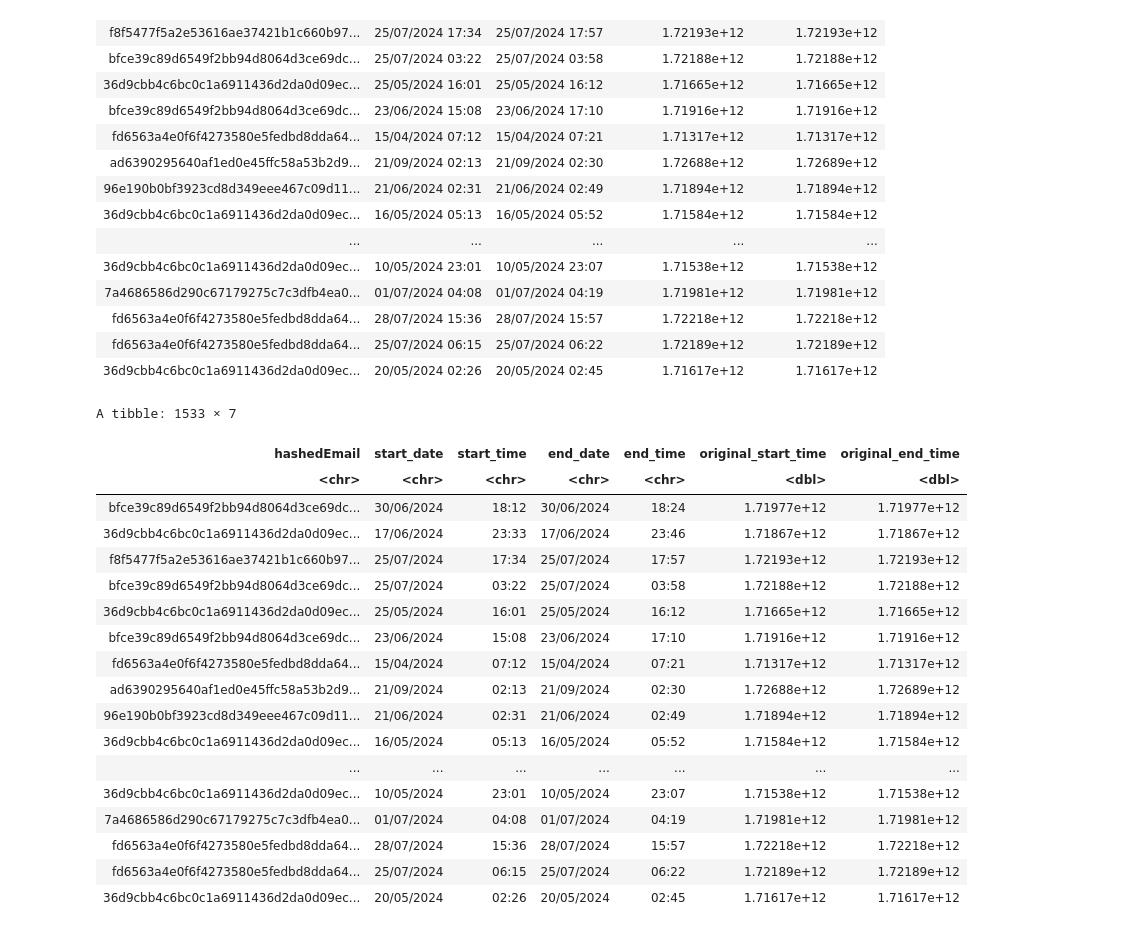
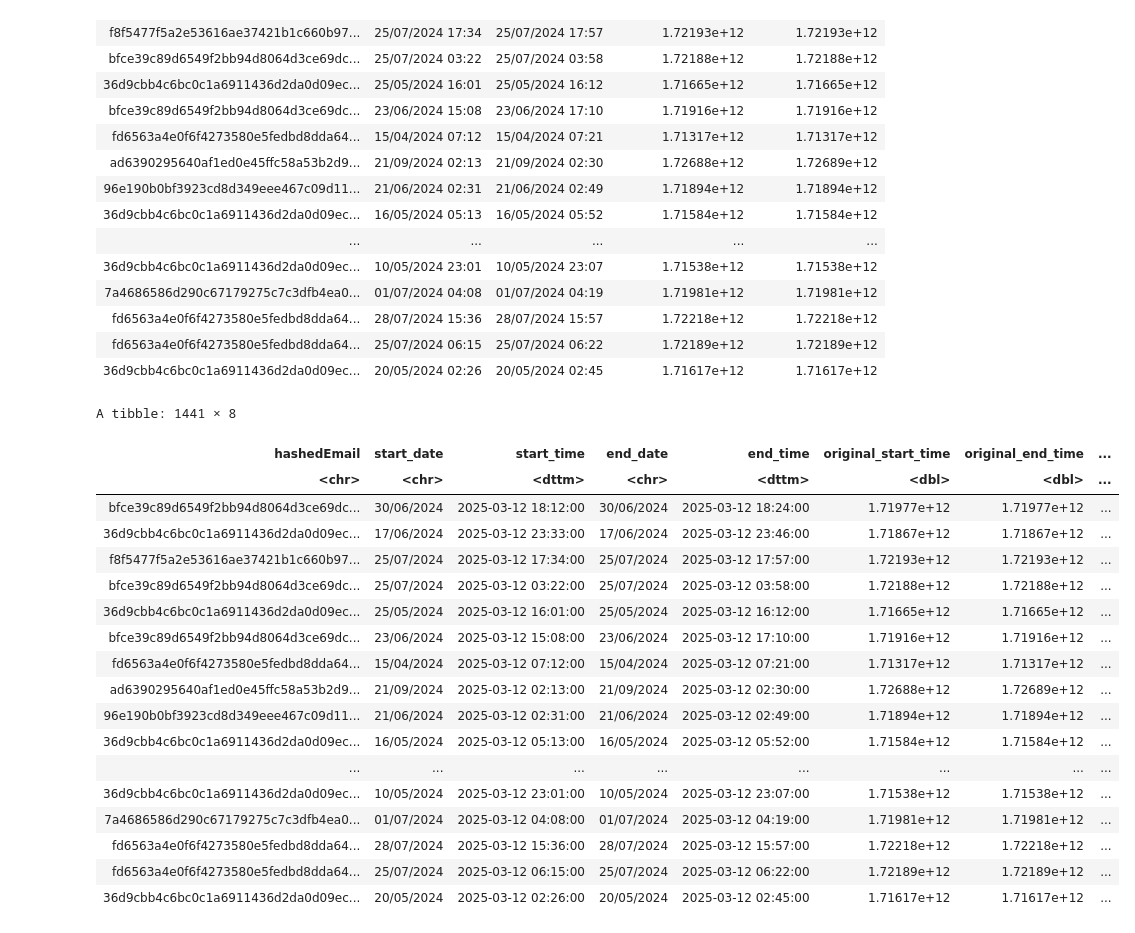
Before and after one commit to JasmineSun06/individual_project_planning, a Jupyter notebook: project_planning.ipynb, the cells around one changed output. Drawn from its saved outputs; the diff is of its cells as text; code cells hidden in the pictures.

```diff
--- a/project_planning.ipynb
+++ b/project_planning.ipynb
@@ -181,34 +163,44 @@ A tibble: 1533 × 5
 | fd6563a4e0f6f4273580e5fedbd8dda64... | 28/07/2024 15:36 | 28/07/2024 15:57 | 1.72218e+12 | 1.72218e+12 |
 | fd6563a4e0f6f4273580e5fedbd8dda64... | 25/07/2024 06:15 | 25/07/2024 06:22 | 1.72189e+12 | 1.72189e+12 |
 | 36d9cbb4c6bc0c1a6911436d2da0d09ec... | 20/05/2024 02:26 | 20/05/2024 02:45 | 1.71617e+12 | 1.71617e+12 |
-# %%
-#it seems that each row is one observation and each column is one variable, however each cell is not one value in the sessions_data. The players_data seems fine
-
-#the sessions_data start and end times include the date and the time, so we need to split them up into separate columns
-#we need to convert the date and time into individual numbers
-
-sessions<- sessions_data |>
-    separate(start_time, into = c("start_date", "start_time"), sep = " ") |>
-    separate(end_time, into = c("end_date", "end_time"), sep = " " )
-sessions
-#using the 'separate' function, the columns start_time and end_time could be separated into columns "start_time", "start_date", "end_time", and "end_date" using the separator of a space.
-# %% [output]
-A tibble: 1533 × 7
-| hashedEmail | start_date | start_time | end_date | end_time | original_start_time | original_end_time |
-| <chr> | <chr> | <chr> | <chr> | <chr> | <dbl> | <dbl> |
-| bfce39c89d6549f2bb94d8064d3ce69dc... | 30/06/2024 | 18:12 | 30/06/2024 | 18:24 | 1.71977e+12 | 1.71977e+12 |
-| 36d9cbb4c6bc0c1a6911436d2da0d09ec... | 17/06/2024 | 23:33 | 17/06/2024 | 23:46 | 1.71867e+12 | 1.71867e+12 |
-| f8f5477f5a2e53616ae37421b1c660b97... | 25/07/2024 | 17:34 | 25/07/2024 | 17:57 | 1.72193e+12 | 1.72193e+12 |
-| bfce39c89d6549f2bb94d8064d3ce69dc... | 25/07/2024 | 03:22 | 25/07/2024 | 03:58 | 1.72188e+12 | 1.72188e+12 |
-| 36d9cbb4c6bc0c1a6911436d2da0d09ec... | 25/05/2024 | 16:01 | 25/05/2024 | 16:12 | 1.71665e+12 | 1.71665e+12 |
-| bfce39c89d6549f2bb94d8064d3ce69dc... | 23/06/2024 | 15:08 | 23/06/2024 | 17:10 | 1.71916e+12 | 1.71916e+12 |
-| fd6563a4e0f6f4273580e5fedbd8dda64... | 15/04/2024 | 07:12 | 15/04/2024 | 07:21 | 1.71317e+12 | 1.71317e+12 |
-| ad6390295640af1ed0e45ffc58a53b2d9... | 21/09/2024 | 02:13 | 21/09/2024 | 02:30 | 1.72688e+12 | 1.72689e+12 |
-| 96e190b0bf3923cd8d349eee467c09d11... | 21/06/2024 | 02:31 | 21/06/2024 | 02:49 | 1.71894e+12 | 1.71894e+12 |
-| 36d9cbb4c6bc0c1a6911436d2da0d09ec... | 16/05/2024 | 05:13 | 16/05/2024 | 05:52 | 1.71584e+12 | 1.71584e+12 |
-| ... | ... | ... | ... | ... | ... | ... |
-| 36d9cbb4c6bc0c1a6911436d2da0d09ec... | 10/05/2024 | 23:01 | 10/05/2024 | 23:07 | 1.71538e+12 | 1.71538e+12 |
-| 7a4686586d290c67179275c7c3dfb4ea0... | 01/07/2024 | 04:08 | 01/07/2024 | 04:19 | 1.71981e+12 | 1.71981e+12 |
-| fd6563a4e0f6f4273580e5fedbd8dda64... | 28/07/2024 | 15:36 | 28/07/2024 | 15:57 | 1.72218e+12 | 1.72218e+12 |
-| fd6563a4e0f6f4273580e5fedbd8dda64... | 25/07/2024 | 06:15 | 25/07/2024 | 06:22 | 1.72189e+12 | 1.72189e+12 |
-| 36d9cbb4c6bc0c1a6911436d2da0d09ec... | 20/05/2024 | 02:26 | 20/05/2024 | 02:45 | 1.71617e+12 | 1.71617e+12 |
+# %%
+#split the start and end time into their dates and times
+sessions_split <- sessions_data |>
+    separate(col = start_time, into = c("start_date", "start_time"), sep = " ") |>
+
+    separate(col = end_time, c("end_date", "end_time"), sep = " ")
+
+
+# Convert start_time and end_time to POSIXct format
+sessions <- sessions_split |>
+  mutate(
+    start_time = as.POSIXct(start_time, format = "%H:%M"),
+    end_time = as.POSIXct(end_time, format = "%H:%M"))
+
+
+sessions_mutated <- sessions |>
+  mutate(sessions_duration = as.numeric(difftime(end_time, start_time, units = "mins")))
+
+sessions_filtered <- sessions_mutated |>
+    filter(sessions_duration > 0)
+sessions_filtered
+# %% [output]
+A tibble: 1441 × 8
+| hashedEmail | start_date | start_time | end_date | end_time | original_start_time | original_end_time | ... |
+| <chr> | <chr> | <dttm> | <chr> | <dttm> | <dbl> | <dbl> | ... |
+| bfce39c89d6549f2bb94d8064d3ce69dc... | 30/06/2024 | 2025-03-12 18:12:00 | 30/06/2024 | 2025-03-12 18:24:00 | 1.71977e+12 | 1.71977e+12 | ... |
+| 36d9cbb4c6bc0c1a6911436d2da0d09ec... | 17/06/2024 | 2025-03-12 23:33:00 | 17/06/2024 | 2025-03-12 23:46:00 | 1.71867e+12 | 1.71867e+12 | ... |
+| f8f5477f5a2e53616ae37421b1c660b97... | 25/07/2024 | 2025-03-12 17:34:00 | 25/07/2024 | 2025-03-12 17:57:00 | 1.72193e+12 | 1.72193e+12 | ... |
+| bfce39c89d6549f2bb94d8064d3ce69dc... | 25/07/2024 | 2025-03-12 03:22:00 | 25/07/2024 | 2025-03-12 03:58:00 | 1.72188e+12 | 1.72188e+12 | ... |
+| 36d9cbb4c6bc0c1a6911436d2da0d09ec... | 25/05/2024 | 2025-03-12 16:01:00 | 25/05/2024 | 2025-03-12 16:12:00 | 1.71665e+12 | 1.71665e+12 | ... |
+| bfce39c89d6549f2bb94d8064d3ce69dc... | 23/06/2024 | 2025-03-12 15:08:00 | 23/06/2024 | 2025-03-12 17:10:00 | 1.71916e+12 | 1.71916e+12 | ... |
+| fd6563a4e0f6f4273580e5fedbd8dda64... | 15/04/2024 | 2025-03-12 07:12:00 | 15/04/2024 | 2025-03-12 07:21:00 | 1.71317e+12 | 1.71317e+12 | ... |
+| ad6390295640af1ed0e45ffc58a53b2d9... | 21/09/2024 | 2025-03-12 02:13:00 | 21/09/2024 | 2025-03-12 02:30:00 | 1.72688e+12 | 1.72689e+12 | ... |
+| 96e190b0bf3923cd8d349eee467c09d11... | 21/06/2024 | 2025-03-12 02:31:00 | 21/06/2024 | 2025-03-12 02:49:00 | 1.71894e+12 | 1.71894e+12 | ... |
+| 36d9cbb4c6bc0c1a6911436d2da0d09ec... | 16/05/2024 | 2025-03-12 05:13:00 | 16/05/2024 | 2025-03-12 05:52:00 | 1.71584e+12 | 1.71584e+12 | ... |
+| ... | ... | ... | ... | ... | ... | ... | ... |
+| 36d9cbb4c6bc0c1a6911436d2da0d09ec... | 10/05/2024 | 2025-03-12 23:01:00 | 10/05/2024 | 2025-03-12 23:07:00 | 1.71538e+12 | 1.71538e+12 | ... |
+| 7a4686586d290c67179275c7c3dfb4ea0... | 01/07/2024 | 2025-03-12 04:08:00 | 01/07/2024 | 2025-03-12 04:19:00 | 1.71981e+12 | 1.71981e+12 | ... |
+| fd6563a4e0f6f4273580e5fedbd8dda64... | 28/07/2024 | 2025-03-12 15:36:00 | 28/07/2024 | 2025-03-12 15:57:00 | 1.72218e+12 | 1.72218e+12 | ... |
+| fd6563a4e0f6f4273580e5fedbd8dda64... | 25/07/2024 | 2025-03-12 06:15:00 | 25/07/2024 | 2025-03-12 06:22:00 | 1.72189e+12 | 1.72189e+12 | ... |
+| 36d9cbb4c6bc0c1a6911436d2da0d09ec... | 20/05/2024 | 2025-03-12 02:26:00 | 20/05/2024 | 2025-03-12 02:45:00 | 1.71617e+12 | 1.71617e+12 | ... |
```
Also changed, not shown: parts of 3 cells of this notebook.
